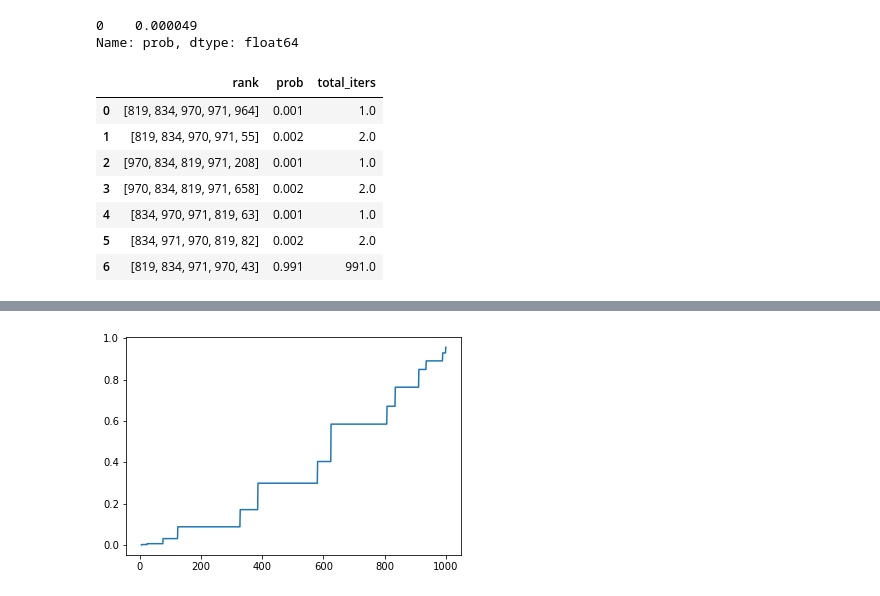
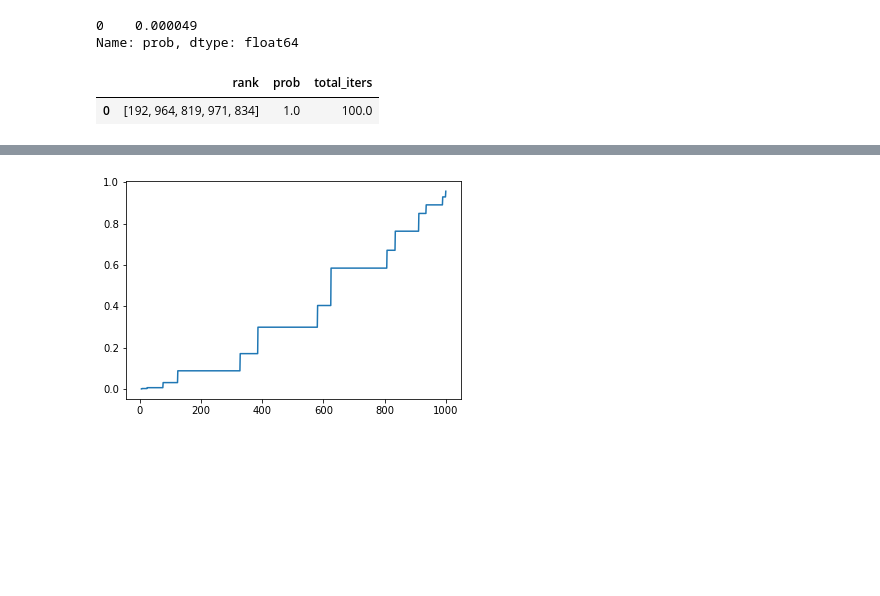
Before and after one commit to sainyam/Hyper-Code, a Jupyter notebook: ranking_query/imdb_actor.ipynb, the cells around one changed output, grey strips where cells are left out. Drawn from its saved outputs; the diff is of its cells as text; code cells hidden in the pictures; blank space fills up the shorter version.

```diff
--- a/ranking_query/imdb_actor.ipynb
+++ b/ranking_query/imdb_actor.ipynb
@@ -123,16 +123,10 @@ df_bo
 Name: prob, dtype: float64
 # %%
 var=['runtimeMinutes']
-df_gr=Greedy_Algo(new_G, df, 5, 'averageRating',var,0, {'primaryName':2},1000, opt="add",force=2)
+df_gr=Greedy_Algo(new_G, df, 5, 'averageRating',var,0, None,100, opt="add",force=2)
 df_gr
 # %% [output]
 |  | rank | prob | total_iters |
-| 0 | [819, 834, 970, 971, 964] | 0.001 | 1.0 |
-| 1 | [819, 834, 970, 971, 55] | 0.002 | 2.0 |
-| 2 | [970, 834, 819, 971, 208] | 0.001 | 1.0 |
-| 3 | [970, 834, 819, 971, 658] | 0.002 | 2.0 |
-| 4 | [834, 970, 971, 819, 63] | 0.001 | 1.0 |
-| 5 | [834, 971, 970, 819, 82] | 0.002 | 2.0 |
-| 6 | [819, 834, 971, 970, 43] | 0.991 | 991.0 |
+| 0 | [192, 964, 819, 971, 834] | 1.0 | 100.0 |
 # %%
 row_indexes=[819]
```
Also changed, not shown: parts of 3 cells of this notebook.
